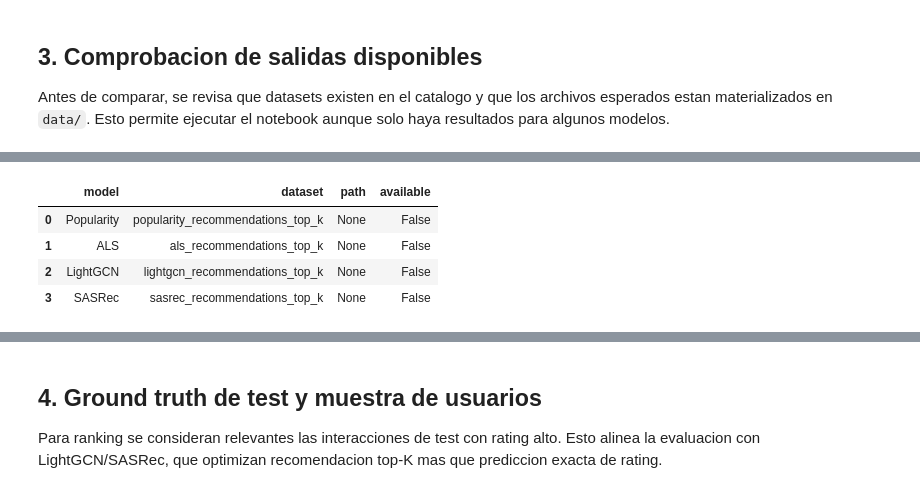
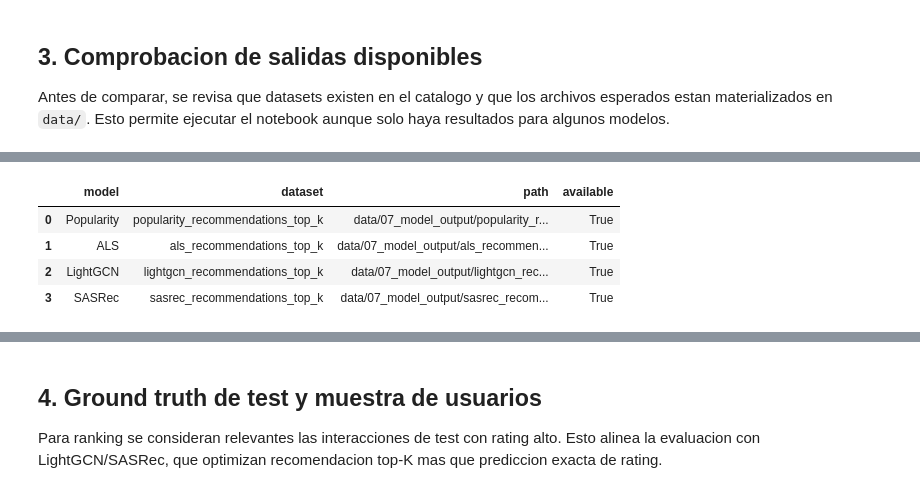
Before and after one commit to asierboveda/amazon-recsys, a Jupyter notebook: notebooks/02_model_evaluation.ipynb, the cells around one changed output, grey strips where cells are left out. Saved outputs shown, nothing was run; the diff lists cells and outputs as text; code cells hidden in the pictures.

Commit message:
Fix: output models

```diff
--- a/notebooks/02_model_evaluation.ipynb
+++ b/notebooks/02_model_evaluation.ipynb
@@ -106,46 +107,52 @@ print({
 
 Antes de comparar, se revisa que datasets existen en el catalogo y que los archivos esperados estan materializados en `data/`. Esto permite ejecutar el notebook aunque solo haya resultados para algunos modelos.
 # %%
+import yaml
+
+# Lee las rutas directamente del YAML del catálogo en lugar de depender
+# de atributos privados de Kedro (_filepath) que varían según la versión.
+_catalog_yml = PROJECT_ROOT / "conf" / "base" / "catalog.yml"
+with open(_catalog_yml) as _f:
+    _catalog_raw = yaml.safe_load(_f)
+
+
 def dataset_path(dataset_name: str) -> Path | None:
-    try:
-        dataset = catalog._get_dataset(dataset_name)
-    except Exception:
+    entry = _catalog_raw.get(dataset_name)
+    if entry is None:
         return None
-
-    filepath = getattr(dataset, "_filepath", None)
-    if filepath is None:
-        filepath = getattr(dataset, "_path", None)
+    filepath = entry.get("filepath")
     if filepath is None:
         return None
     return Path(str(filepath))
 
 
 def path_exists(path: Path | None) -> bool:
     if path is None:
         return False
     if path.is_absolute():
         return path.exists()
     return (PROJECT_ROOT / path).exists()
+
 
 availability_rows = []
 for model_name, dataset_name in MODEL_RECOMMENDATION_DATASETS.items():
     path = dataset_path(dataset_name)
     availability_rows.append({
         "model": model_name,
         "dataset": dataset_name,
         "path": str(path) if path is not None else None,
         "available": path_exists(path),
     })
 
 availability = pd.DataFrame(availability_rows)
 availability
 # %% [output]
 [interactive output not drawn]
 |  | model | dataset | path | available |
-| 0 | Popularity | popularity_recommendations_top_k | None | False |
-| 1 | ALS | als_recommendations_top_k | None | False |
-| 2 | LightGCN | lightgcn_recommendations_top_k | None | False |
-| 3 | SASRec | sasrec_recommendations_top_k | None | False |
+| 0 | Popularity | popularity_recommendations_top_k | data/07_model_output/popularity_r... | True |
+| 1 | ALS | als_recommendations_top_k | data/07_model_output/als_recommen... | True |
+| 2 | LightGCN | lightgcn_recommendations_top_k | data/07_model_output/lightgcn_rec... | True |
+| 3 | SASRec | sasrec_recommendations_top_k | data/07_model_output/sasrec_recom... | True |
 # %%
 available_models = availability.loc[availability["available"], "model"].tolist()
 missing_models = availability.loc[~availability["available"], "model"].tolist()
```
Also changed, not shown: parts of 11 cells of this notebook, 2 other files.
